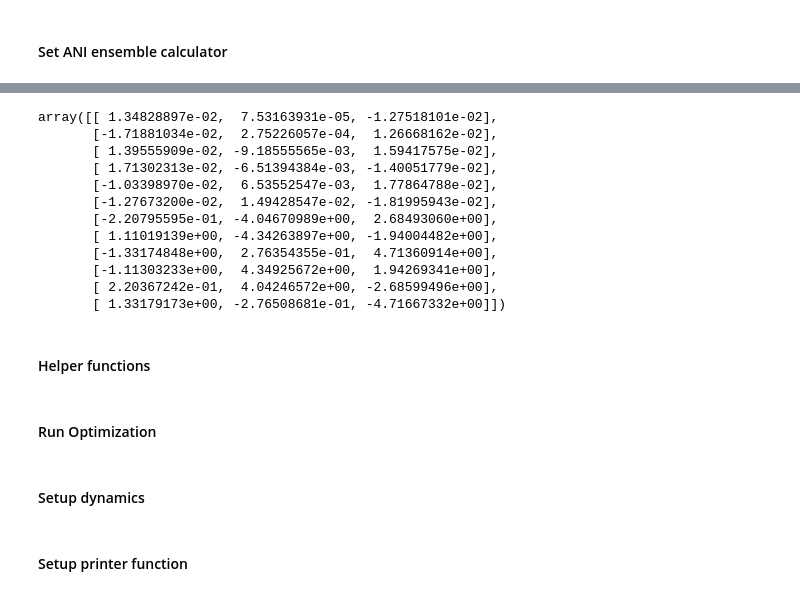
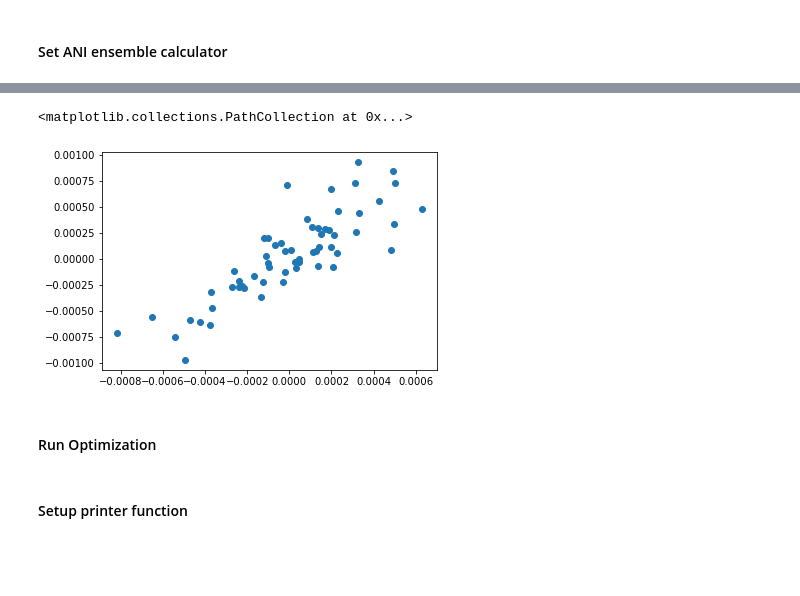
Before and after one commit to isayev/ASE_ANI, a Jupyter notebook: examples/ensemble_molecular_dynamics.ipynb, the cells around one changed output, grey strips where cells are left out. Cells and saved outputs as stored; diff of their text form; code cells hidden in the pictures; blank space fills up the shorter version.

```diff
--- a/examples/ensemble_molecular_dynamics.ipynb
+++ b/examples/ensemble_molecular_dynamics.ipynb
@@ -33,32 +35,11 @@ from ase.optimize import BFGS, LBFGS
 # %% [markdown]
 #### Load the benzene molecule from the xyz
 # %%
-bz = read('/home/jujuman/Gits/ASE_ANI/examples/data/bz.xyz')
+bz = read('/home/jujuman/Scratch/Research/UQ_MD_BASELINE/7h_mode5_sub_sc1.0.xyz')
 # %% [markdown]
 #### Set ANI ensemble calculator
 # %%
 # Current ANI model options are:
 # '../ani_models/ani-1ccx_8x.info' Coupled cluster transfer learned model
 # '../ani_models/ani-1x_8x.info'   Full ANI-1x wb97x/6-31g* dataset model
-bz.set_calculator(ANIENS(aniensloader('../ani_models/ani-1ccx_8x.info',0,multigpu=False)))
+bz.set_calculator(ANIENS(aniensloader('../ani_models/ani-1x_8x.info',1,multigpu=False)))
-# %%
-# Bias - parabola
-weight_f=200.0
-mult_const_f = 1.0
-const_f = 0.8
-
-weight_e=0.0
-mult_const_e = 1.0
-const_e = 0.14
-
-def bias_Efunc(sigma_f):
-    #print("sigma "+str(sigma))
-    return weight_f * (np.power((mult_const_f*sigma_f-const_f),2))
-
-# Force bias function
-def bias_Ffunc(sigma_f, dsigma):
-    #print(sigma_e)
-    return -weight_f *2*(mult_const_f*sigma_f-const_f)*mult_const_f* dsigma
-
-# Set the bias potential
-bz.calc.set_sigmabias(bias_Efunc, bias_Ffunc, epsilon=0.001, disable_ani=False)
@@ -118,15 +158,0 @@ array([[ 7.71753351e-02, -5.08433895e-01, -8.56483095e-02],
-# %%
-Fn
-# %% [output]
-array([[ 1.34828897e-02,  7.53163931e-05, -1.27518101e-02],
-       [-1.71881034e-02,  2.75226057e-04,  1.26668162e-02],
-       [ 1.39555909e-02, -9.18555565e-03,  1.59417575e-02],
-       [ 1.71302313e-02, -6.51394384e-03, -1.40051779e-02],
-       [-1.03398970e-02,  6.53552547e-03,  1.77864788e-02],
-       [-1.27673200e-02,  1.49428547e-02, -1.81995943e-02],
-       [-2.20795595e-01, -4.04670989e+00,  2.68493060e+00],
-       [ 1.11019139e+00, -4.34263897e+00, -1.94004482e+00],
-       [-1.33174848e+00,  2.76354355e-01,  4.71360914e+00],
-       [-1.11303233e+00,  4.34925672e+00,  1.94269341e+00],
-       [ 2.20367242e-01,  4.04246572e+00, -2.68599496e+00],
-       [ 1.33179173e+00, -2.76508681e-01, -4.71667332e+00]])
@@ -135,2 +158,0 @@ array([[ 1.34828897e-02,  7.53163931e-05, -1.27518101e-02],
-# %% [markdown]
-#### Helper functions
@@ -143,2 +161,7 @@ def angle_between(v1, v2):
+# %%
+plt.scatter(Fa.flatten(),Fn.flatten())
+# %% [output]
+<matplotlib.collections.PathCollection at 0x...>
+[figure, added]
 # %% [markdown]
 #### Run Optimization
@@ -180,5 +168,3 @@ def angle_between(v1, v2):
-# %% [markdown]
-#### Setup dynamics
 # %%
 # Temperature
 T = 300.0
```
Also changed, not shown: parts of 36 cells of this notebook, 8 other files.
